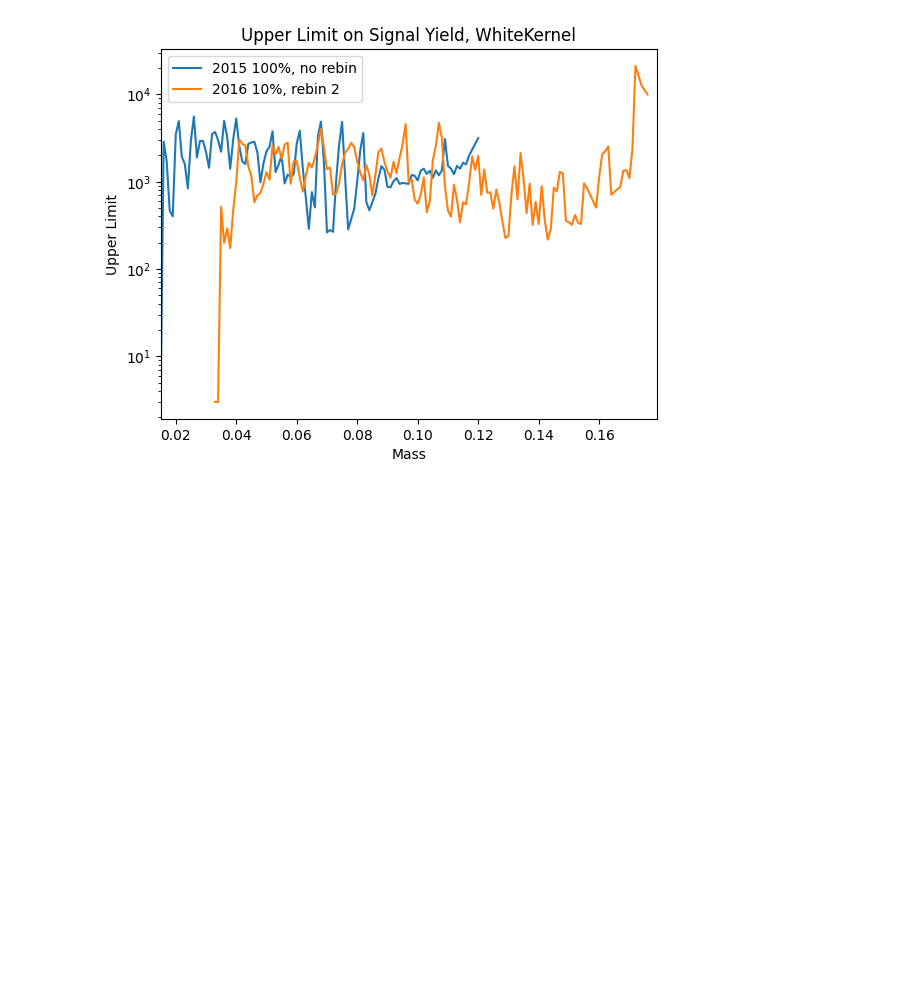
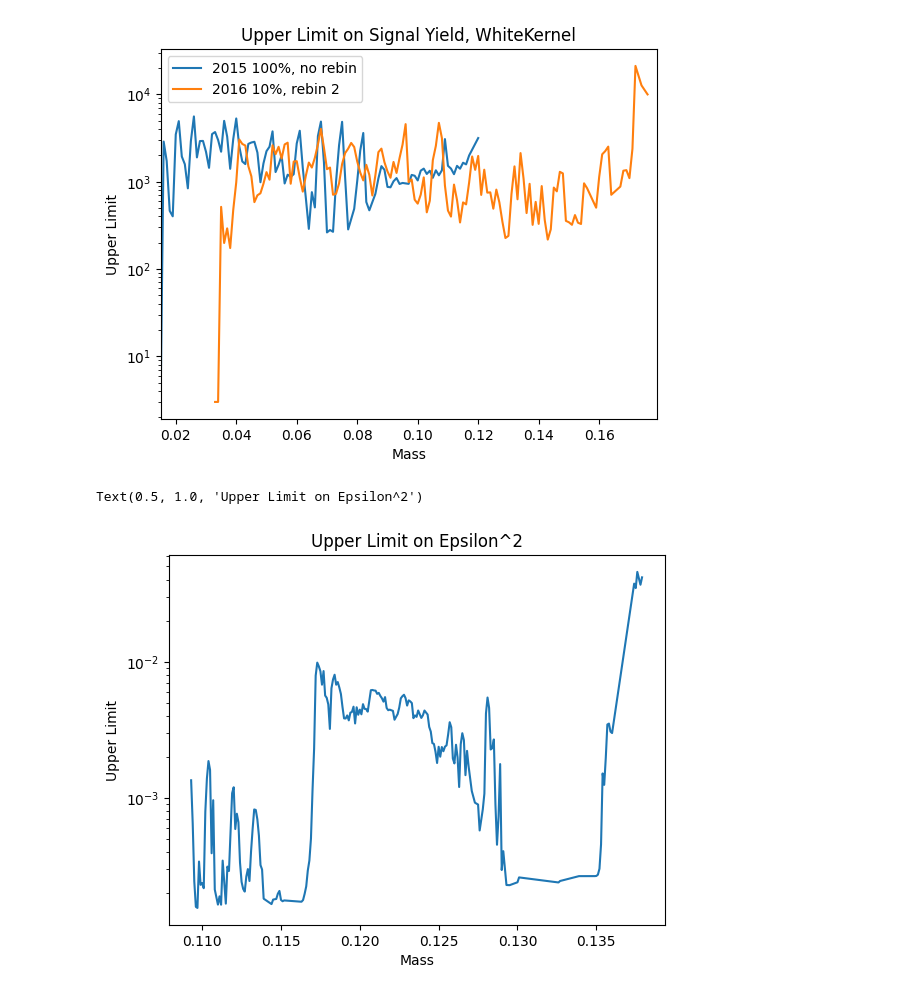
Before and after one commit to aidanchsu2/Gaussian-Process-Resonance-Search, a Jupyter notebook: notebooks/tableplot_upper_limit.ipynb, the cells around one changed output. Drawn from its saved outputs; the diff is of its cells as text; code cells hidden in the pictures; blank space fills up the shorter version.

```diff
--- a/notebooks/tableplot_upper_limit.ipynb
+++ b/notebooks/tableplot_upper_limit.ipynb
@@ -109,3 +110,16 @@ ax.legend()
 # %% [output]
 <matplotlib.legend.Legend at 0x...>
 [figure]
+# %%
+file = pd.read_csv("ul_test_fixed.csv")
+x = file["Mass"]
+y = file["Epsilon Squared"]
+
+plt.plot(x,y)
+plt.yscale("log")
+plt.ylabel("Upper Limit")
+plt.xlabel("Mass")
+plt.title("Upper Limit on Epsilon^2")
+# %% [output]
+Text(0.5, 1.0, 'Upper Limit on Epsilon^2')
+[figure, added]
```
Also changed, not shown: parts of 22 cells of this notebook, 10 other files.
